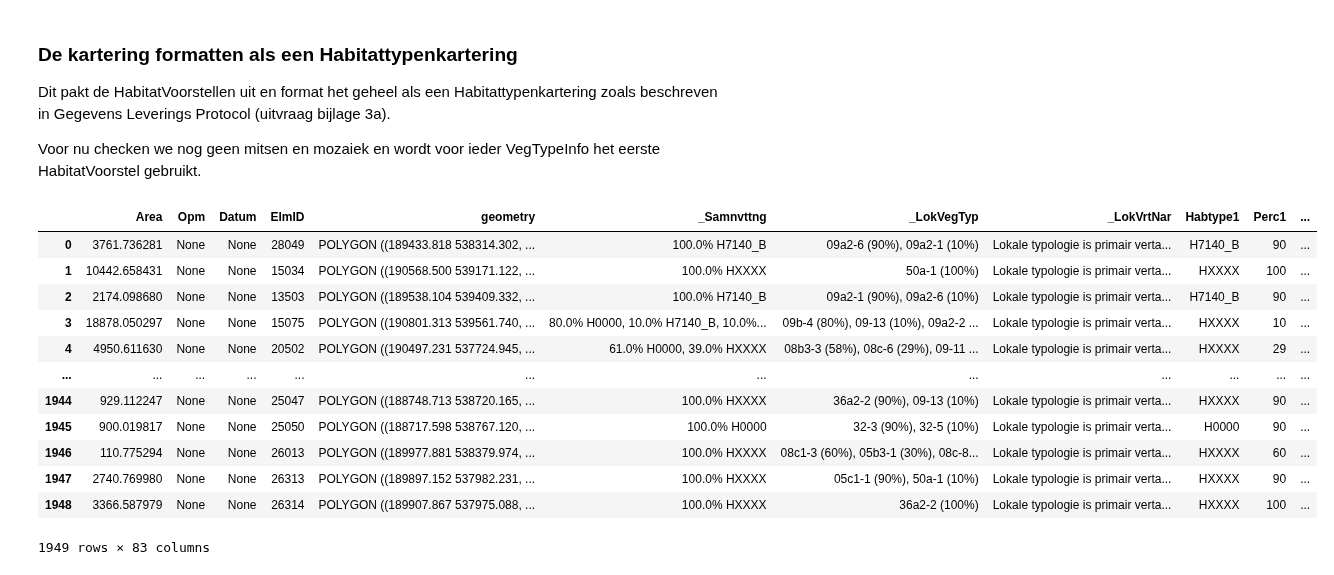
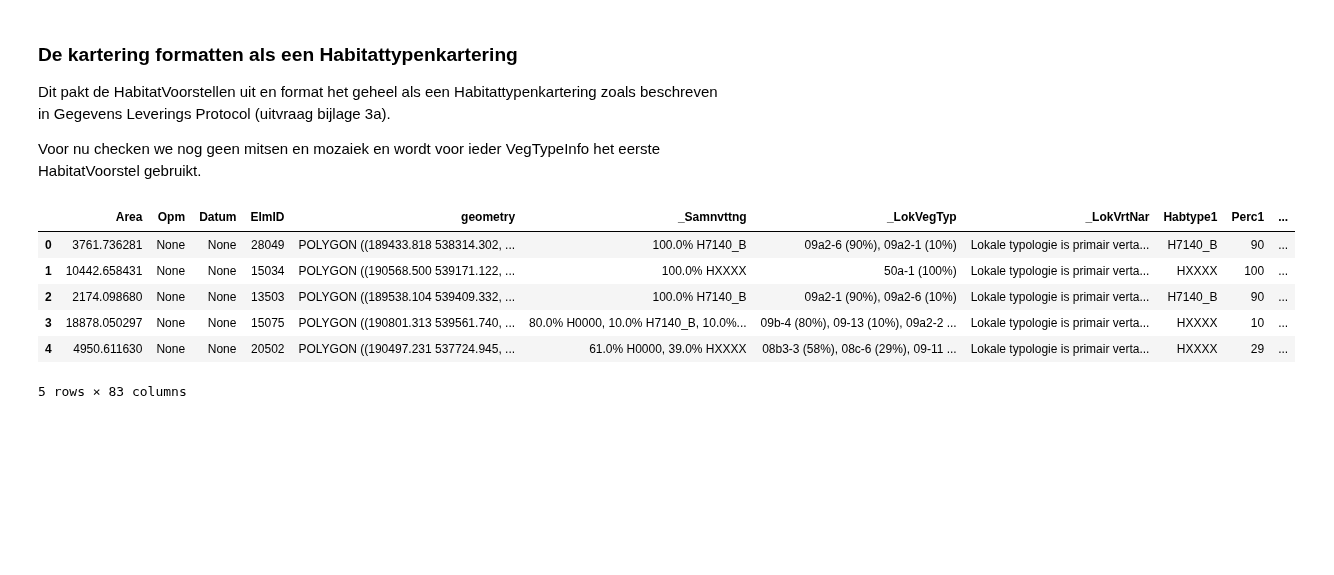
Before and after one commit to Spheer-ai/veg2hab, a Jupyter notebook: notebooks/functionality_test.ipynb, the cells around one changed output. Saved outputs shown, nothing was run; the diff lists cells and outputs as text; code cells hidden in the pictures; blank space fills up the shorter version.

Commit message:
redid text in notebooks where necessary

```diff
--- a/notebooks/functionality_test.ipynb
+++ b/notebooks/functionality_test.ipynb
@@ -106,8 +93,8 @@ Kartering.from_shapefile(shp_path, "elmid", vegtype_col_format="single", sbb_of_
 
 De resulterende dataframe heeft voor elke regel in KarteringVegetatietype.csv een VegTypeInfo instance in de rij van de betreffende shape.
 # %%
-shape_path = Path("../data/notebook_data/Rottige_Meenthe_Brandemeer_2013/vlakken.shp")
-csvs_path = Path("../data/notebook_data/Rottige_Meenthe_Brandemeer_2013/864_RottigeMeenthe2013.mdb")
+shape_path = Path("../testing/vegetatiekarteringen/FR/Rottige_Meenthe_Brandemeer/Rottige_Meenthe_Brandemeer_2013/vlakken.shp")
+csvs_path = Path("../testing/vegetatiekarteringen/FR/Rottige_Meenthe_Brandemeer/Rottige_Meenthe_Brandemeer_2013/864_RottigeMeenthe2013.mdb")
 shape_elm_id_column = "ElmID"
 
 access_kartering = Kartering.from_access_db(shape_path, shape_elm_id_column, csvs_path)
@@ -122,9 +111,12 @@ mdbtools v1.0.0
+# %%
+kartering = access_kartering
+# kartering = shapefile_kartering
 # %% [markdown]
 #### Opzoeken en toevoegen VvN aan kartering
 # %%
-access_kartering.apply_wwl(wwl)
+kartering.apply_wwl(wwl)
 # Voorbeeld van 3 vegtypeinfos in 1 geometry
-access_kartering.gdf["VegTypeInfo"].iloc[3]
+kartering.gdf["VegTypeInfo"].iloc[3]
 # %% [output]
 [VegTypeInfo(percentage=80, SBB=[SBB(klasse='9', verbond='b', associatie=None, subassociatie=None, derivaatgemeenschap=None, rompgemeenschap='a')], VvN=[]),
  VegTypeInfo(percentage=10, SBB=[SBB(klasse='9', verbond=None, associatie=None, subassociatie=None, derivaatgemeenschap=None, rompgemeenschap='g')], VvN=[VvN(klasse='9', orde=None, verbond=None, assoc ...
@@ -159,2 +128,4 @@ access_kartering.gdf["HabitatVoorstel"][45]
+# %%
+kartering.apply_deftabel(dt)
 # %% [markdown]
 ### De mitsen en mozaiekregels checken en de HabitatVoorstellen omzetten naar HabitatKeuzes
@@ -189,21 +151,15 @@ Dit pakt de HabitatVoorstellen uit en format het geheel als een Habitattypenkart
 
 Voor nu checken we nog geen mitsen en mozaiek en wordt voor ieder VegTypeInfo het eerste HabitatVoorstel gebruikt.
 # %%
-final_format = access_kartering.as_final_format()
-final_format
+final_format = kartering.as_final_format()
+final_format.head()
 # %% [output]
 |  | Area | Opm | Datum | ElmID | geometry | _Samnvttng | _LokVegTyp | _LokVrtNar | Habtype1 | Perc1 | ... |
 | 0 | 3761.736281 | None | None | 28049 | POLYGON ((189433.818 538314.302, ... | 100.0% H7140_B | 09a2-6 (90%), 09a2-1 (10%) | Lokale typologie is primair verta... | H7140_B | 90 | ... |
 | 1 | 10442.658431 | None | None | 15034 | POLYGON ((190568.500 539171.122, ... | 100.0% HXXXX | 50a-1 (100%) | Lokale typologie is primair verta... | HXXXX | 100 | ... |
 | 2 | 2174.098680 | None | None | 13503 | POLYGON ((189538.104 539409.332, ... | 100.0% H7140_B | 09a2-1 (90%), 09a2-6 (10%) | Lokale typologie is primair verta... | H7140_B | 90 | ... |
 | 3 | 18878.050297 | None | None | 15075 | POLYGON ((190801.313 539561.740, ... | 80.0% H0000, 10.0% H7140_B, 10.0%... | 09b-4 (80%), 09-13 (10%), 09a2-2 ... | Lokale typologie is primair verta... | HXXXX | 10 | ... |
 | 4 | 4950.611630 | None | None | 20502 | POLYGON ((190497.231 537724.945, ... | 61.0% H0000, 39.0% HXXXX | 08b3-3 (58%), 08c-6 (29%), 09-11 ... | Lokale typologie is primair verta... | HXXXX | 29 | ... |
-| ... | ... | ... | ... | ... | ... | ... | ... | ... | ... | ... | ... |
-| 1944 | 929.112247 | None | None | 25047 | POLYGON ((188748.713 538720.165, ... | 100.0% HXXXX | 36a2-2 (90%), 09-13 (10%) | Lokale typologie is primair verta... | HXXXX | 90 | ... |
-| 1945 | 900.019817 | None | None | 25050 | POLYGON ((188717.598 538767.120, ... | 100.0% H0000 | 32-3 (90%), 32-5 (10%) | Lokale typologie is primair verta... | H0000 | 90 | ... |
-| 1946 | 110.775294 | None | None | 26013 | POLYGON ((189977.881 538379.974, ... | 100.0% HXXXX | 08c1-3 (60%), 05b3-1 (30%), 08c-8... | Lokale typologie is primair verta... | HXXXX | 60 | ... |
-| 1947 | 2740.769980 | None | None | 26313 | POLYGON ((189897.152 537982.231, ... | 100.0% HXXXX | 05c1-1 (90%), 50a-1 (10%) | Lokale typologie is primair verta... | HXXXX | 90 | ... |
-| 1948 | 3366.587979 | None | None | 26314 | POLYGON ((189907.867 537975.088, ... | 100.0% HXXXX | 36a2-2 (100%) | Lokale typologie is primair verta... | HXXXX | 100 | ... |
-1949 rows × 83 columns
+5 rows × 83 columns
 # %%
 access_kartering.final_format_to_file(Path("../testing/veg2hab_output.shp"))
```
Also changed, not shown: parts of 10 cells of this notebook, 1 other file.
